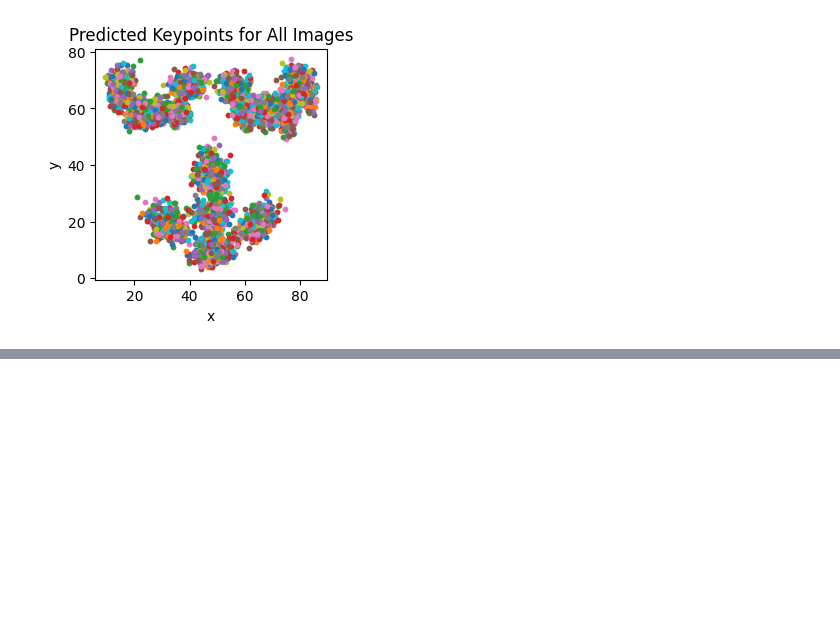
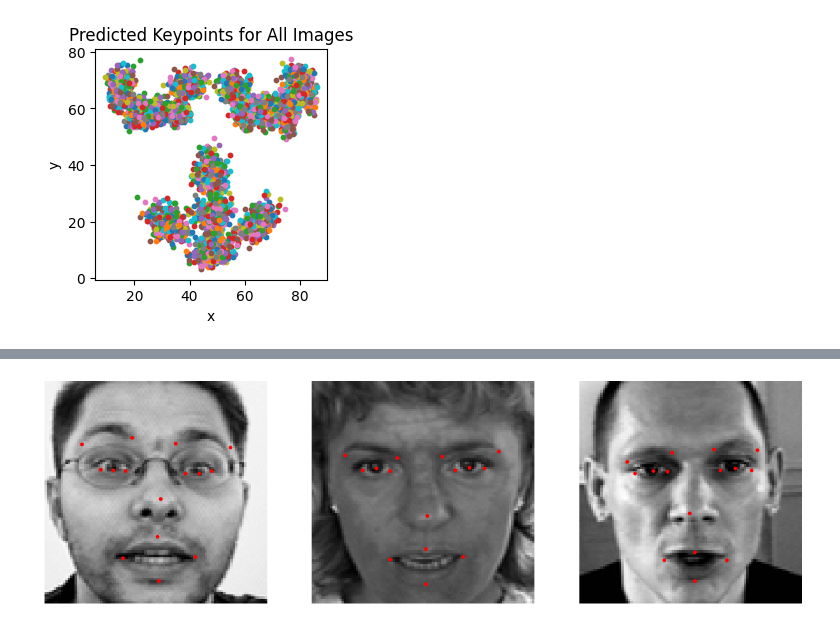
Before and after one commit to elmomote/DL2024-FacialKeypointDetectionProject, a Jupyter notebook: [F24_DL]_Facial_Keypoint_Detection_Project.ipynb, the cells around one changed output, grey strips where cells are left out. Drawn from its saved outputs; the diff is of its cells as text; code cells hidden in the pictures; blank space fills up the shorter version.

```diff
--- a/[F24_DL]_Facial_Keypoint_Detection_Project.ipynb
+++ b/[F24_DL]_Facial_Keypoint_Detection_Project.ipynb
@@ -1607,0 +1737,26 @@ plot_all_keypoint_predictions(m2_attempt_6, x_test)
+# %%
+indices = [0,1,2]
+
+example_images = x_test[indices]
+
+predicted_keypoints = final_model.predict(example_images)
+
+# Rescale for image use\
+predicted_keypoints *= 96.0
+
+print('Predicted Keypoints:')
+
+fig, axes = plt.subplots(1, len(indices), figsize=(15, 6))
+
+for i in range(len(indices)):
+  ax = axes[i]
+  ax.imshow(example_images[i], cmap='gray')
+
+  # Plot predicted keypoints
+  ax.scatter(predicted_keypoints[i][::2], predicted_keypoints[i][1::2],
+            c='red', s=10)
+
+  ax.axis('off')
+
+plt.show()
+# %% [output]
@@ -1607,0 +1765 @@ plot_all_keypoint_predictions(m2_attempt_6, x_test)
+[figure, added]
```
Also changed, not shown: parts of 14 cells of this notebook.
